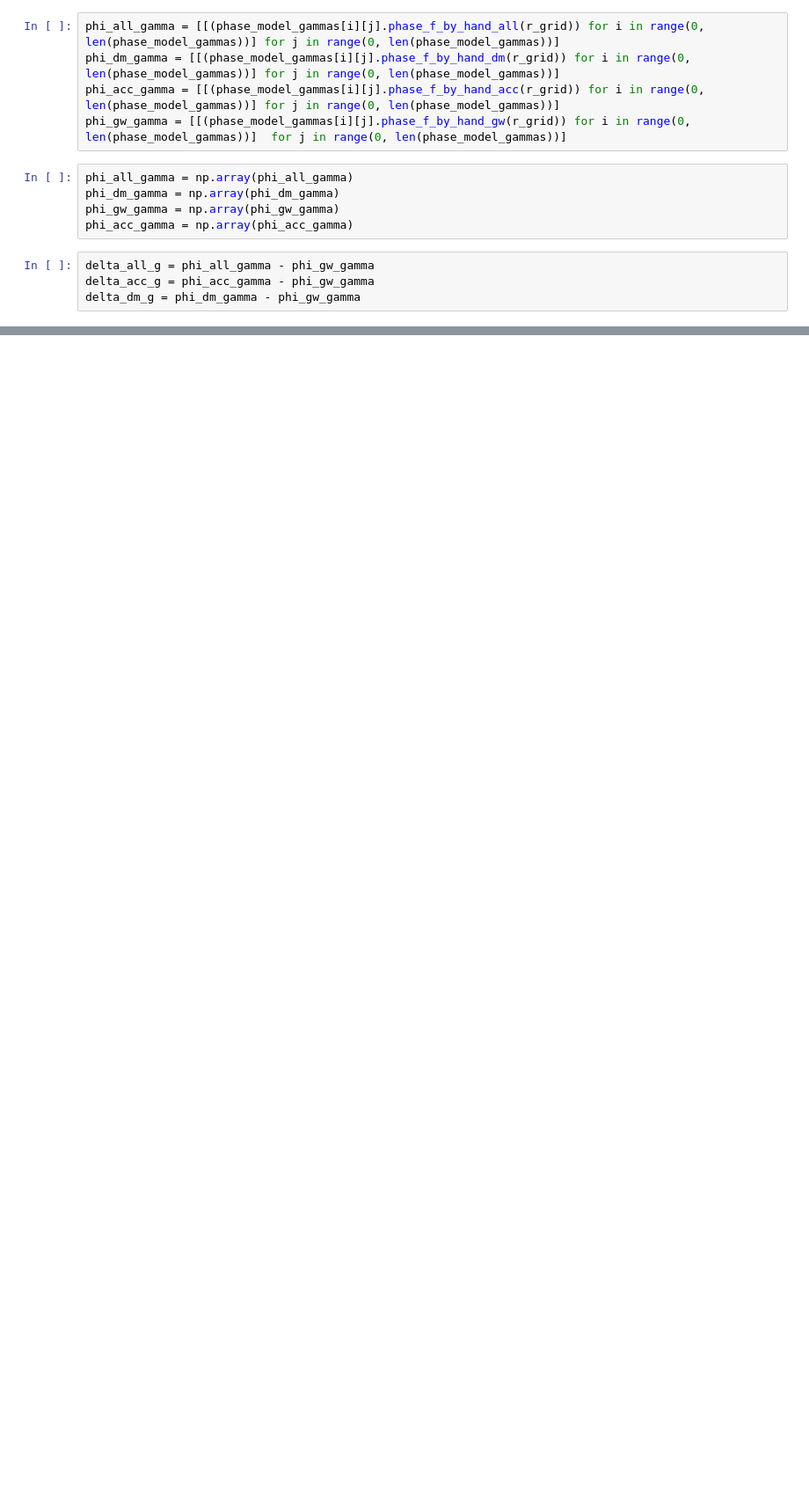
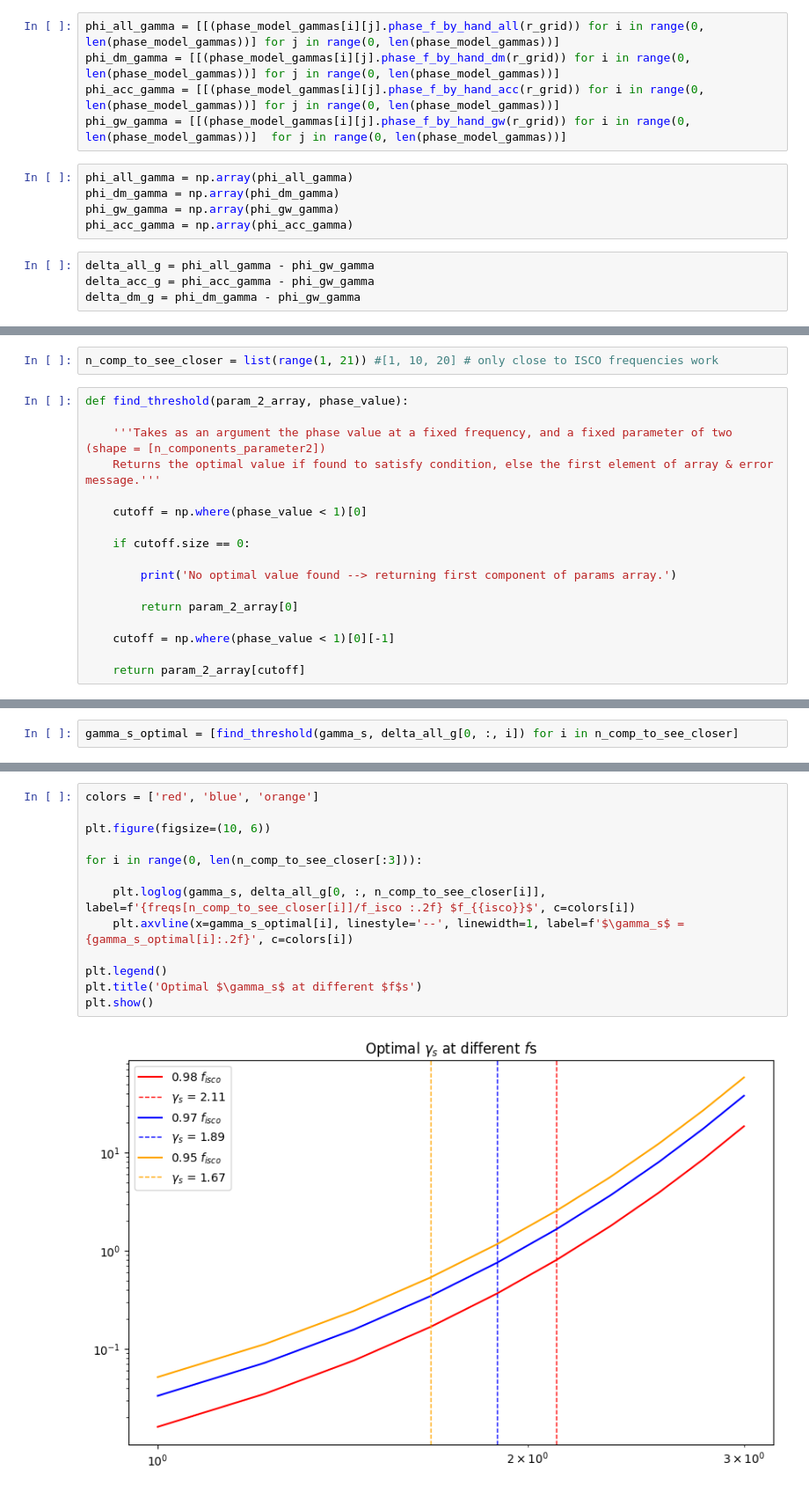
Before and after one commit to nicolegrillo/BinaryEvolution, a Jupyter notebook: Phase_extraction_DM_vs_Acc.ipynb, the cells around one changed output, grey strips where cells are left out. Shown at 88% size. Saved outputs shown, nothing was run; the diff lists cells and outputs as text; blank space fills up the shorter version.

Commit message:
added new analysis on params

```diff
--- a/Phase_extraction_DM_vs_Acc.ipynb
+++ b/Phase_extraction_DM_vs_Acc.ipynb
@@ -473,0 +504,19 @@ plt.show()
+# %%
+n_comp_to_see_closer = list(range(1, 21)) #[1, 10, 20] # only close to ISCO frequencies work
+# %%
+def find_threshold(param_2_array, phase_value):
+
+    '''Takes as an argument the phase value at a fixed frequency, and a fixed parameter of two (shape = [n_components_parameter2])
+    Returns the optimal value if found to satisfy condition, else the first element of array & error message.'''
+
+    cutoff = np.where(phase_value < 1)[0]
+
+    if cutoff.size == 0:
+
+        print('No optimal value found --> returning first component of params array.')
+
+        return param_2_array[0]
+
+    cutoff = np.where(phase_value < 1)[0][-1]
+
+    return param_2_array[cutoff]
@@ -473,0 +525,2 @@ plt.show()
+# %%
+gamma_s_optimal = [find_threshold(gamma_s, delta_all_g[0, :, i]) for i in n_comp_to_see_closer]
@@ -473,0 +531,15 @@ plt.show()
+# %%
+colors = ['red', 'blue', 'orange']
+
+plt.figure(figsize=(10, 6))
+
+for i in range(0, len(n_comp_to_see_closer[:3])):
+
+    plt.loglog(gamma_s, delta_all_g[0, :, n_comp_to_see_closer[i]], label=f'{freqs[n_comp_to_see_closer[i]]/f_isco :.2f} $f_{{isco}}$', c=colors[i])
+    plt.axvline(x=gamma_s_optimal[i], linestyle='--', linewidth=1, label=f'$\gamma_s$ = {gamma_s_optimal[i]:.2f}', c=colors[i])
+
+plt.legend()
+plt.title('Optimal $\gamma_s$ at different $f$s')
+plt.show()
+# %% [output]
+[figure, added]
```
Also changed, not shown: parts of 56 cells of this notebook, 1 other file.
